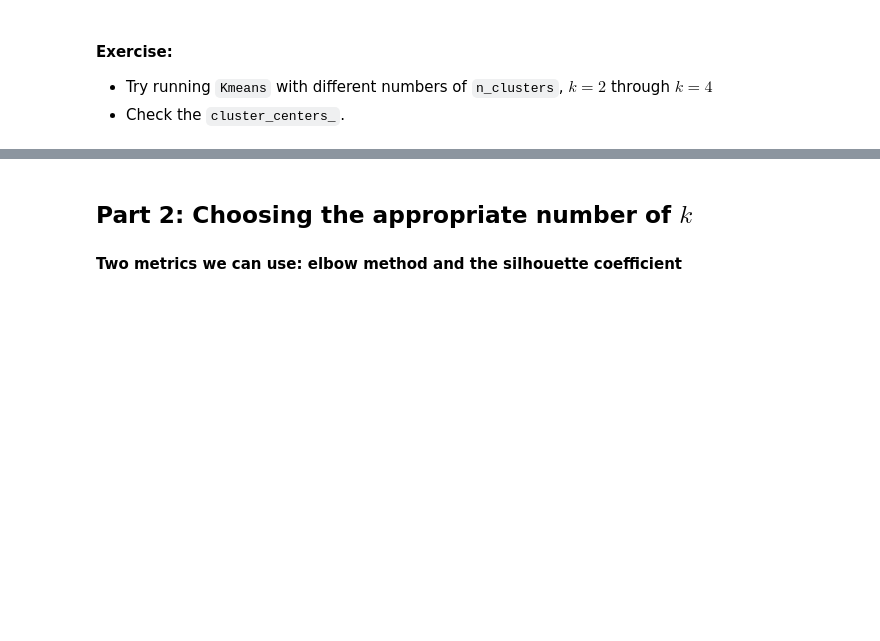
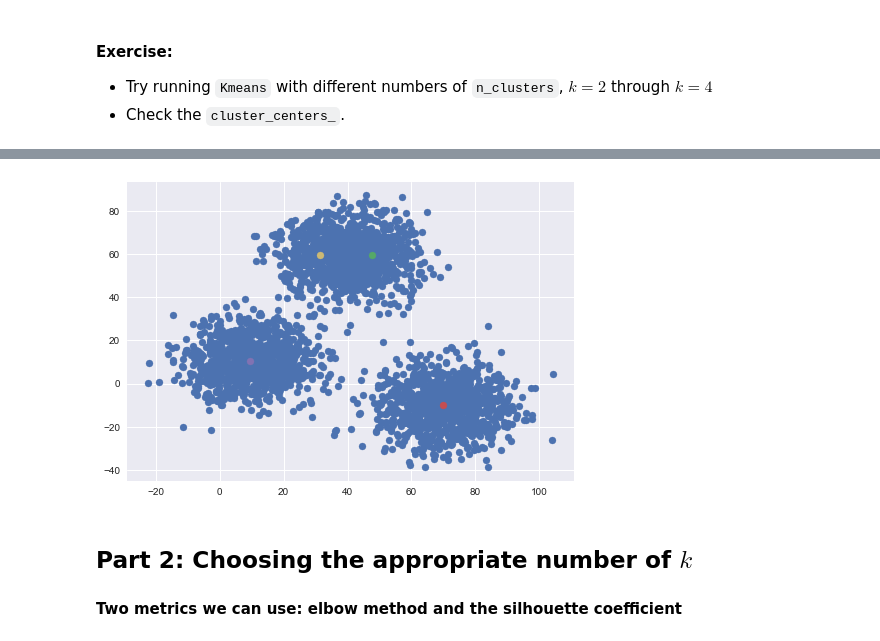
Before and after one commit to smashley-eakland/ds-clustering-gfc33, a Jupyter notebook: notebooks/kmeans_clustering.ipynb, the cells around one changed output, grey strips where cells are left out. Cells and saved outputs as stored; diff of their text form; code cells hidden in the pictures; blank space fills up the shorter version.

```diff
--- a/notebooks/kmeans_clustering.ipynb
+++ b/notebooks/kmeans_clustering.ipynb
@@ -229,3 +340,11 @@ model_setseed.cluster_centers_
+# %%
+fig, ax = plt.subplots()
+ax.scatter(dummy_dat['V1'], dummy_dat['V2'])
+for i in range(len(model4.cluster_centers_)):
+    ax.scatter(model4.cluster_centers_[i][0],
+                model4.cluster_centers_[i][1]);
+# %% [output]
+[figure, added]
 # %% [markdown]
 ## **Part 2**: Choosing the appropriate number of $k$
 
```
Also changed, not shown: parts of 41 cells of this notebook.
